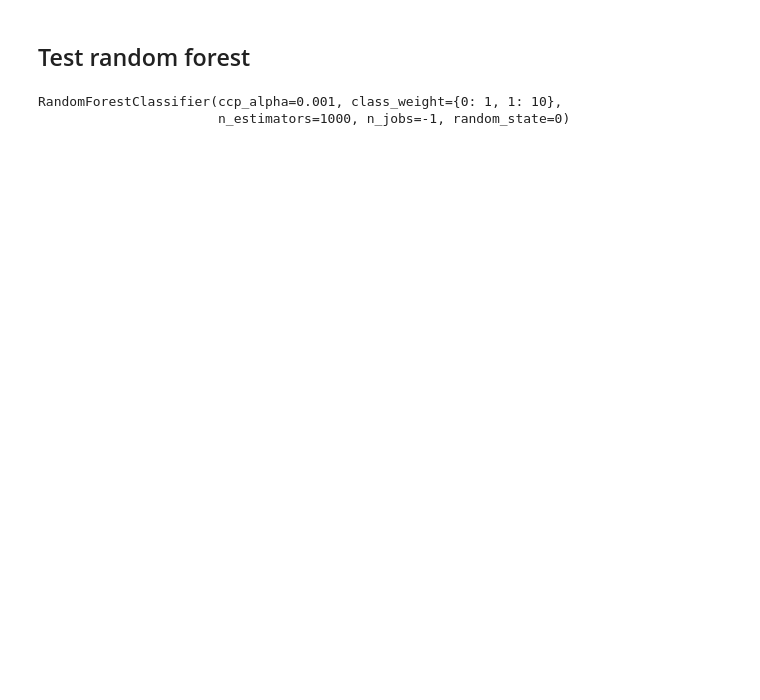
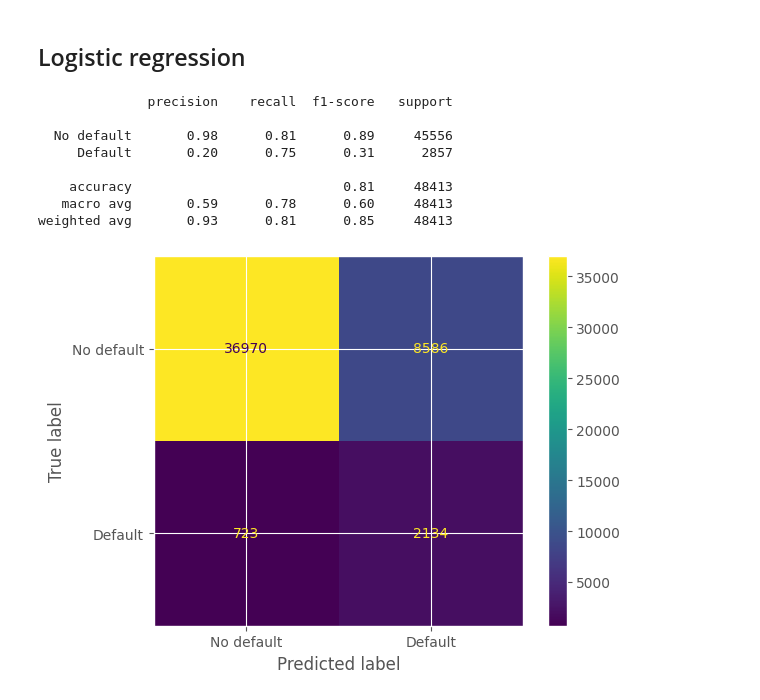
Before and after one commit to CptQuak/ing_lionsden, a Jupyter notebook: modeling.ipynb, the cells around one changed output. Cells and saved outputs as stored; diff of their text form; code cells hidden in the pictures; blank space fills up the shorter version.

```diff
--- a/modeling.ipynb
+++ b/modeling.ipynb
@@ -23,0 +97,24 @@ df = (df.pipe(preprocess_data))
+# %%
+def train_lr(X_train, y_train, y_test):
+    clf = LogisticRegression(
+        n_jobs=-1,
+        class_weight={0: 1, 1: 10},
+        random_state=0,
+    ).fit(X_train, y_train)
+
+    y_p = clf.predict(X_test)
+
+    print(classification_report(y_test, y_p, target_names=['No default', 'Default']))
+
+    cm = confusion_matrix(y_test, y_p, labels=clf.classes_)
+    disp = ConfusionMatrixDisplay(confusion_matrix=cm, display_labels=['No default', 'Default'])
+    disp.plot()
+    plt.show()
+    return clf, y_p
+
+
+X_best_subset = X[[x_labels[i] for i in sorted_idx[:10]]].copy()
+# the random state is preserved so its the same rows just with less columns
+X_train, X_test, y_train, y_test = train_test_split(X_best_subset, default, stratify=default,test_size=0.33, random_state=42)
+
+clf_lr, pred_lr = train_lr(X_train, y_train, y_test)
@@ -23,0 +137,3 @@ df = (df.pipe(preprocess_data))
+# %%
+df = pd.read_csv('data/df_imputed.csv', index_col=0)
+X, default, X_train, X_test, y_train, y_test = split_data(df)
@@ -23,0 +142,2 @@ df = (df.pipe(preprocess_data))
+# %%
+clf_rf_imp = train_rf(X_train, y_train, y_test)
@@ -23,0 +154,2 @@ df = (df.pipe(preprocess_data))
+# %%
+sorted_idx2 = plot_importance(clf_rf_imp)
@@ -24,15 +158,17 @@ df = (df.pipe(preprocess_data))
+# %% [markdown]
+## Logistic regression
 # %%
-X, default = df.iloc[:, 2:-1], df.iloc[:, -1]
-X_train, X_test, y_train, y_test = train_test_split(X, default, stratify=default,test_size=0.33, random_state=42)
+X_best_subset = X[[x_labels[i] for i in sorted_idx2[:10]]].copy()
+X_train, X_test, y_train, y_test = train_test_split(X_best_subset, default, stratify=default,test_size=0.33, random_state=42)
+
+clf_lr_imp, pred_lr = train_lr(X_train, y_train, y_test)
+# %% [output]
+              precision    recall  f1-score   support
+
+  No default       0.98      0.81      0.89     45556
+     Default       0.20      0.75      0.31      2857
+
+    accuracy                           0.81     48413
+   macro avg       0.59      0.78      0.60     48413
+weighted avg       0.93      0.81      0.85     48413
+[figure, added]
-# %% [markdown]
-## Test random forest
-# %%
-clf = RandomForestClassifier(
-    n_estimators = 1000,
-    class_weight={0: 1, 1: 10},
-    ccp_alpha = 0.001,
-    random_state=0, n_jobs=-1)
-clf.fit(X_train, y_train)
-# %% [output]
-RandomForestClassifier(ccp_alpha=0.001, class_weight={0: 1, 1: 10},
-                       n_estimators=1000, n_jobs=-1, random_state=0)
```
Also changed, not shown: parts of 27 cells of this notebook, 2 other files.
